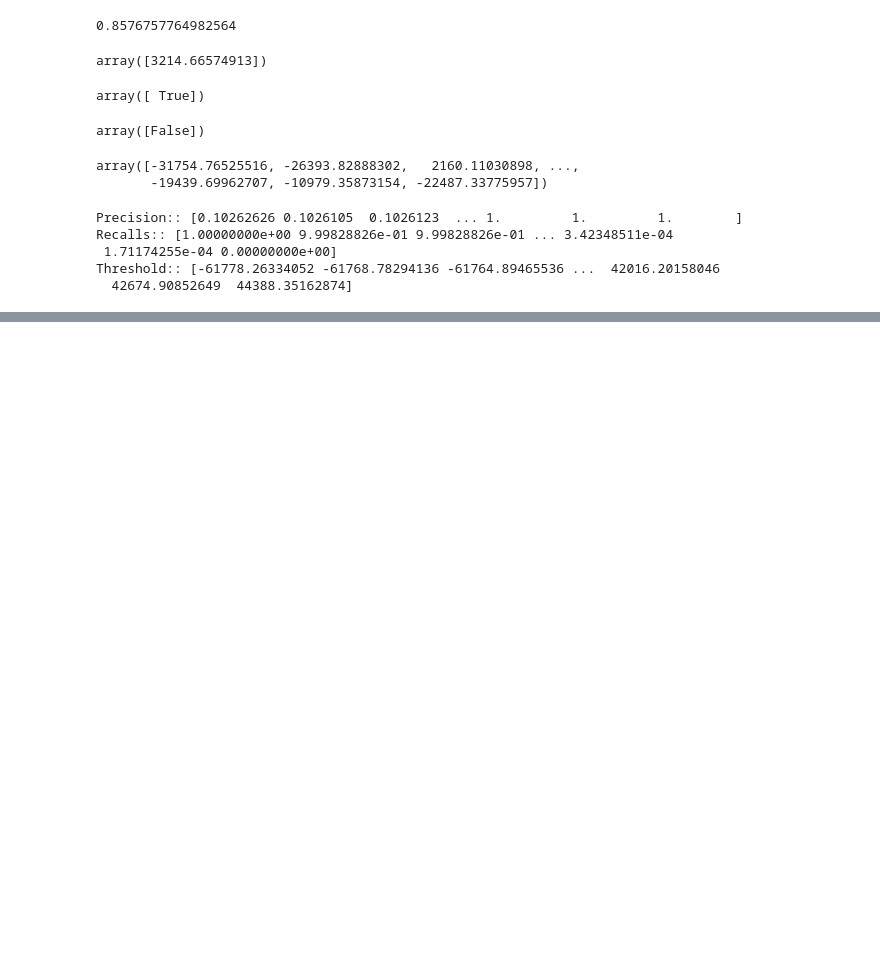
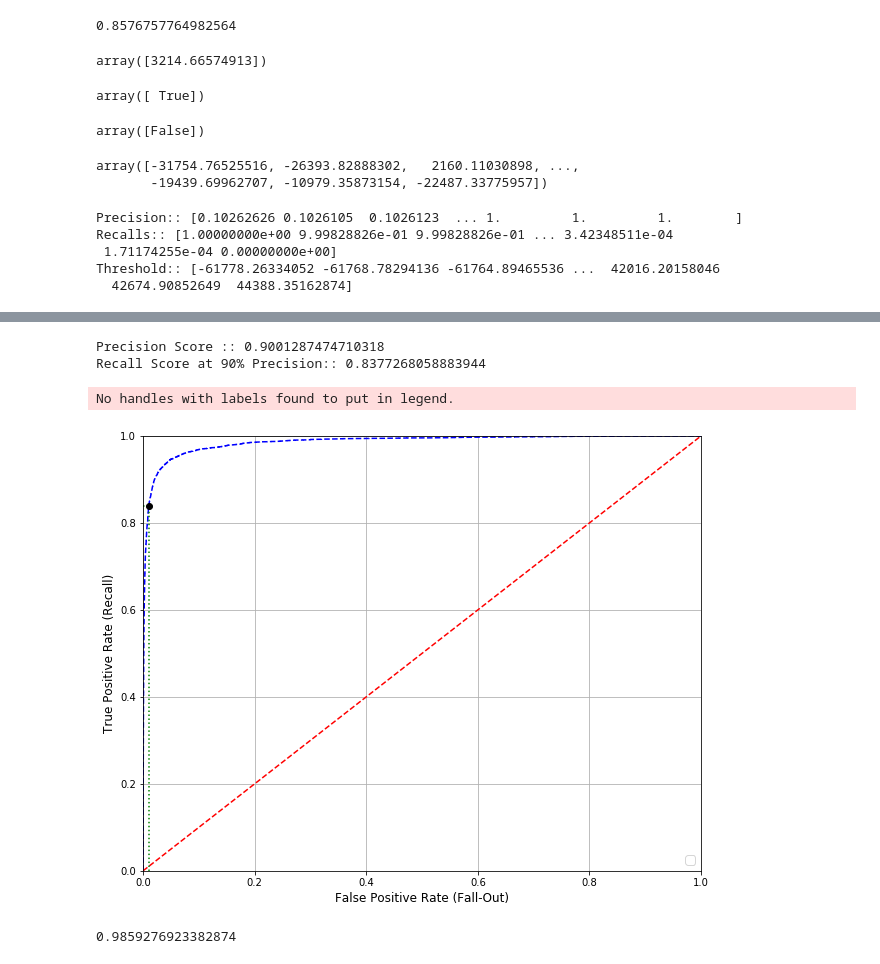
Before and after one commit to devangdayal/HandWrittenRecognition, a Jupyter notebook: ProjectCode.ipynb, the cells around one changed output, grey strips where cells are left out. Drawn from its saved outputs; the diff is of its cells as text; code cells hidden in the pictures; blank space fills up the shorter version.

```diff
--- a/ProjectCode.ipynb
+++ b/ProjectCode.ipynb
@@ -270 +267,45 @@ FileNotFoundError: [Errno 2] No such file or directory: '/ImageDataset/PRCurveVS
 [figure]
+# %%
+thresholds_90_precision=thresholds[np.argmax(precisions>=0.90)]
+y_train_pred_90=(y_scores >=thresholds_90_precision)
+
+print("Precision Score ::",prsc(y_train_4,y_train_pred_90))
+print("Recall Score at 90% Precision::",resc(y_train_4,y_train_pred_90))
+# %% [output]
+Precision Score :: 0.9001287474710318
+Recall Score at 90% Precision:: 0.8377268058883944
+# %%
+from sklearn.metrics import roc_curve
+
+fpr,tpr,thresholds=roc_curve(y_train_4,y_scores)
+
+def plot_roc_curve(fpr,tpr,label=None):
+    plt.plot(fpr,tpr,"b--",label=label)
+    plt.plot([0,1],[0,1],'r--')
+    plt.axis([0, 1, 0, 1])
+    plt.grid()
+    plt.legend(loc="lower right", fontsize=12)
+    plt.xlabel('False Positive Rate (Fall-Out)', fontsize=12)
+    plt.ylabel('True Positive Rate (Recall)', fontsize=12)
+
+    fpr_90 = fpr[np.argmax(tpr >= recall_90_precision)]
+
+    plt.plot([fpr_90, fpr_90], [0., recall_90_precision], "g:")
+    plt.plot([0.0,fpr_90],[recall_90_precision,recall_90_precision],"g:")
+    plt.plot([fpr_90], [recall_90_precision], "ko")
+
+
+plt.figure(figsize=(10, 8))
+plot_roc_curve(fpr,tpr)
+plt.savefig('.\\ImageDataset\\ROCCurve.jpeg')
+plt.show()
+# %% [output]
+No handles with labels found to put in legend.
+[figure, added]
+# %%
+
+from sklearn.metrics import roc_auc_score as rocscr #AUC == Area Under Curve
+
+rocscr(y_train_4,y_scores)
+# %% [output]
+0.9859276923382874
```
Also changed, not shown: parts of 4 cells of this notebook, 3 other files.
